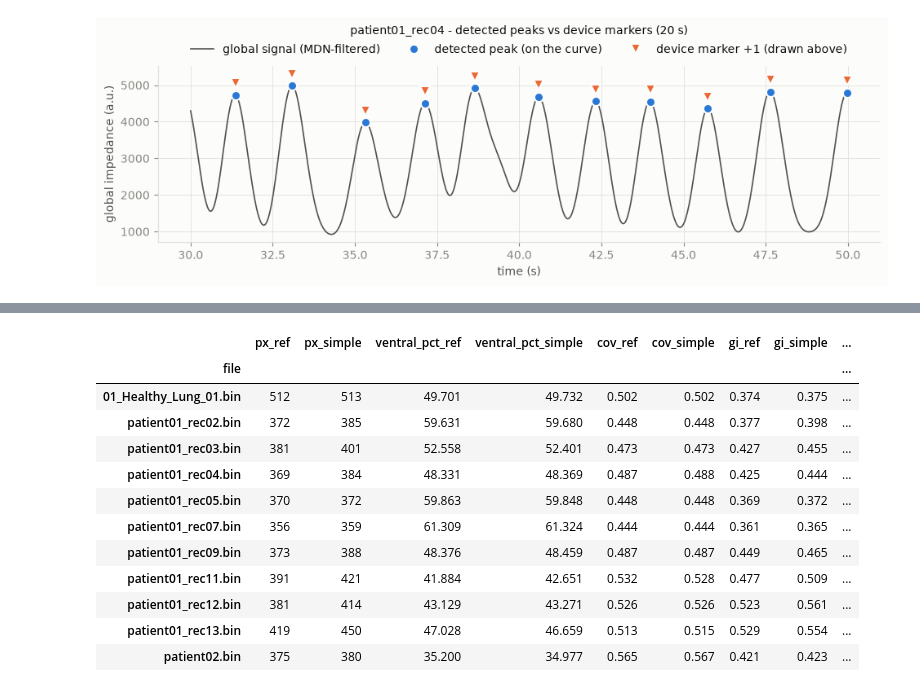
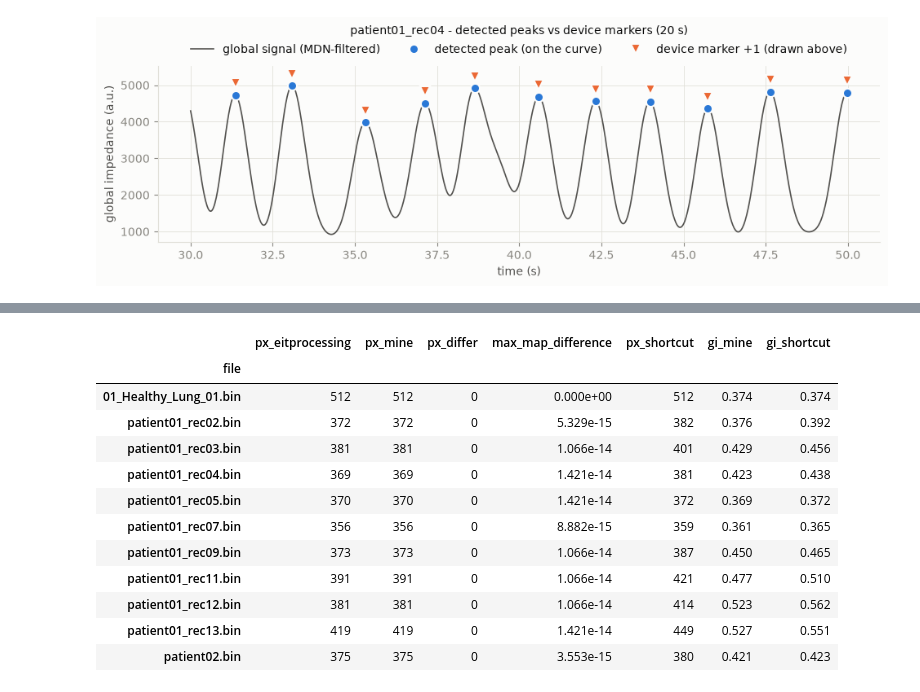
Before and after one commit to Kernel236/fastEIT, a Jupyter notebook: notebooks/05_preprocessing_choices.ipynb, the cells around one changed output, grey strips where cells are left out. Saved outputs shown, nothing was run; the diff lists cells and outputs as text; code cells hidden in the pictures.

```diff
--- a/notebooks/05_preprocessing_choices.ipynb
+++ b/notebooks/05_preprocessing_choices.ipynb
@@ -628,60 +694,60 @@ I also looked at where the extra pixels are and how much they ventilate.
 # %%
-from scipy import ndimage
-
-
 def prepare(path):
-    # Same pipeline as analyse(): MDN-filtered pixels and eitprocessing breaths.
     eit = next(iter(load_eit_data(path, vendor="draeger").eit_data.values()))
     fs, pix = eit.sample_frequency, np.asarray(eit.pixel_impedance, dtype=float)
     rr, hr = RateDetection("adult").apply(eit, suppress_length_warnings=True, suppress_edge_case_warning=True)
     eit_f = copy.deepcopy(eit)
     eit_f.pixel_impedance = MDNFilter(respiratory_rate=rr, heart_rate=hr).apply(pix, sample_frequency=fs, axis=0)
     breaths = BreathDetection().find_breaths(eit_f.get_summed_impedance()).values
     idx = [tuple(np.searchsorted(eit.time, [b.start_time, b.middle_time, b.end_time])) for b in breaths]
     return eit_f, np.asarray(eit_f.pixel_impedance, dtype=float), idx
 
 
-def ventilation_indices(tidal_image, mask):
-    di = np.where(mask, tidal_image, 0.0)
-    rows = np.arange(di.shape[0])[:, None]
-    ventral_pct = 100 * di[: di.shape[0] // 2].sum() / di.sum()
-    cov = (di * rows).sum() / di.sum() / (di.shape[0] - 1)
+def shortcut_mask(pix, breaths_idx, mean_tiv, threshold=THRESHOLD):
+    # Step 2 replaced by max - min inside each breath; steps 3-4 unchanged.
+    mean_amp = np.mean([pix[s:e].max(axis=0) - pix[s:e].min(axis=0) for s, _, e in breaths_idx], axis=0)
+    thr = threshold * np.nanmax(mean_tiv)
+    peak_xy = feature.peak_local_max(mean_amp, exclude_border=False)
+    peak_map = np.zeros(mean_amp.shape, bool)
+    peak_map[tuple(peak_xy.T)] = True
+    markers, _ = ndimage.label(peak_map)
+    kept = np.unique(markers[peak_map & (mean_tiv >= thr)])
+    return np.isin(segmentation.watershed(-mean_amp, markers), kept) & (mean_amp >= thr)
+
+
+def gi(tidal_image, mask):
     lung = tidal_image[mask]
-    gi = np.abs(lung - np.median(lung)).sum() / np.abs(lung).sum()
-    return ventral_pct, cov, gi
+    return np.abs(lung - np.median(lung)).sum() / np.abs(lung).sum()
 
 
 rows = []
 for path in FILES:
     eit_f, pix_f, idx = prepare(path)
-    tiv_map, _, _, ws_simple = prototype_masks(pix_f, idx)
-    ws_ref = as_bool(WatershedLungspace(threshold_fraction=THRESHOLD).apply(eit_f))
-    v_ref, c_ref, g_ref = ventilation_indices(tiv_map, ws_ref)
-    v_sim, c_sim, g_sim = ventilation_indices(tiv_map, ws_simple)
-    extra = ws_simple & ~ws_ref
-    border = ws_ref & ~ndimage.binary_erosion(ws_ref)
+    captured = {}
+    reference = as_bool(WatershedLungspace(threshold_fraction=THRESHOLD).apply(eit_f, captures=captured))
+    mean_tiv, mean_amp, mine = watershed_mask(pix_f, idx)
+    shortcut = shortcut_mask(pix_f, idx, mean_tiv)
     rows.append({
-        "file": path.name, "px_ref": int(ws_ref.sum()), "px_simple": int(ws_simple.sum()),
-        "ventral_pct_ref": v_ref, "ventral_pct_simple": v_sim,
-        "cov_ref": c_ref, "cov_simple": c_sim, "gi_ref": g_ref, "gi_simple": g_sim,
-        "extra_px_tiv_pct_of_max": 100 * tiv_map[extra].mean() / tiv_map.max() if extra.any() else np.nan,
-        "extra_px_on_border_pct": 100 * ndimage.binary_dilation(border)[extra].mean() if extra.any() else np.nan,
+        "file": path.name,
+        "px_eitprocessing": int(reference.sum()), "px_mine": int(mine.sum()), "px_differ": int((reference != mine).sum()),
+        "max_map_difference": max(np.nanmax(np.abs(mean_tiv - captured["mean tiv"].values)),
+                                  np.nanmax(np.abs(mean_amp - captured["mean amplitude"].values))),
+        "px_shortcut": int(shortcut.sum()), "gi_mine": gi(mean_tiv, mine), "gi_shortcut": gi(mean_tiv, shortcut),
     })
-impact = pd.DataFrame(rows).set_index("file")
-impact["gi_difference"] = impact.gi_simple - impact.gi_ref
+check = pd.DataFrame(rows).set_index("file")
 with pd.option_context("display.precision", 3):
-    display(impact)
+    display(check)
 # %% [output]
-|  | px_ref | px_simple | ventral_pct_ref | ventral_pct_simple | cov_ref | cov_simple | gi_ref | gi_simple | ... |
-| file |  |  |  |  |  |  |  |  | ... |
-| 01_Healthy_Lung_01.bin | 512 | 513 | 49.701 | 49.732 | 0.502 | 0.502 | 0.374 | 0.375 | ... |
-| patient01_rec02.bin | 372 | 385 | 59.631 | 59.680 | 0.448 | 0.448 | 0.377 | 0.398 | ... |
-| patient01_rec03.bin | 381 | 401 | 52.558 | 52.401 | 0.473 | 0.473 | 0.427 | 0.455 | ... |
-| patient01_rec04.bin | 369 | 384 | 48.331 | 48.369 | 0.487 | 0.488 | 0.425 | 0.444 | ... |
-| patient01_rec05.bin | 370 | 372 | 59.863 | 59.848 | 0.448 | 0.448 | 0.369 | 0.372 | ... |
-| patient01_rec07.bin | 356 | 359 | 61.309 | 61.324 | 0.444 | 0.444 | 0.361 | 0.365 | ... |
-| patient01_rec09.bin | 373 | 388 | 48.376 | 48.459 | 0.487 | 0.487 | 0.449 | 0.465 | ... |
-| patient01_rec11.bin | 391 | 421 | 41.884 | 42.651 | 0.532 | 0.528 | 0.477 | 0.509 | ... |
-| patient01_rec12.bin | 381 | 414 | 43.129 | 43.271 | 0.526 | 0.526 | 0.523 | 0.561 | ... |
-| patient01_rec13.bin | 419 | 450 | 47.028 | 46.659 | 0.513 | 0.515 | 0.529 | 0.554 | ... |
-| patient02.bin | 375 | 380 | 35.200 | 34.977 | 0.565 | 0.567 | 0.421 | 0.423 | ... |
+|  | px_eitprocessing | px_mine | px_differ | max_map_difference | px_shortcut | gi_mine | gi_shortcut |
+| file |  |  |  |  |  |  |  |
+| 01_Healthy_Lung_01.bin | 512 | 512 | 0 | 0.000e+00 | 512 | 0.374 | 0.374 |
+| patient01_rec02.bin | 372 | 372 | 0 | 5.329e-15 | 382 | 0.376 | 0.392 |
+| patient01_rec03.bin | 381 | 381 | 0 | 1.066e-14 | 401 | 0.429 | 0.456 |
+| patient01_rec04.bin | 369 | 369 | 0 | 1.421e-14 | 381 | 0.423 | 0.438 |
+| patient01_rec05.bin | 370 | 370 | 0 | 1.421e-14 | 372 | 0.369 | 0.372 |
+| patient01_rec07.bin | 356 | 356 | 0 | 8.882e-15 | 359 | 0.361 | 0.365 |
+| patient01_rec09.bin | 373 | 373 | 0 | 1.066e-14 | 387 | 0.450 | 0.465 |
+| patient01_rec11.bin | 391 | 391 | 0 | 1.066e-14 | 421 | 0.477 | 0.510 |
+| patient01_rec12.bin | 381 | 381 | 0 | 1.066e-14 | 414 | 0.523 | 0.562 |
+| patient01_rec13.bin | 419 | 419 | 0 | 1.421e-14 | 449 | 0.527 | 0.551 |
+| patient02.bin | 375 | 375 | 0 | 3.553e-15 | 380 | 0.421 | 0.423 |
```
Also changed, not shown: parts of 18 cells of this notebook.
